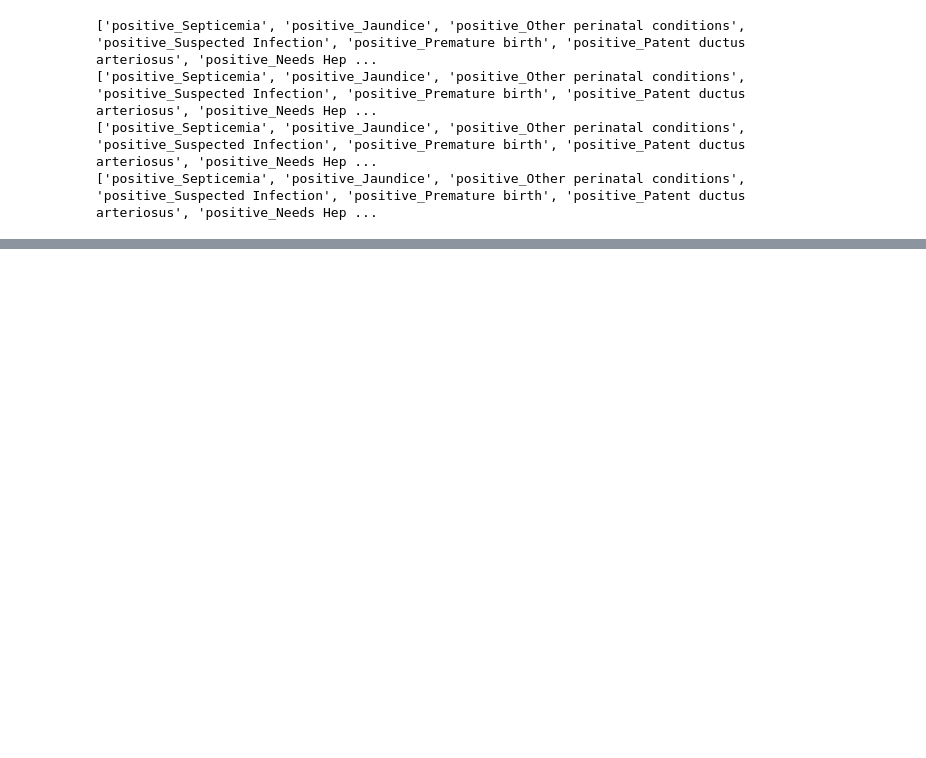
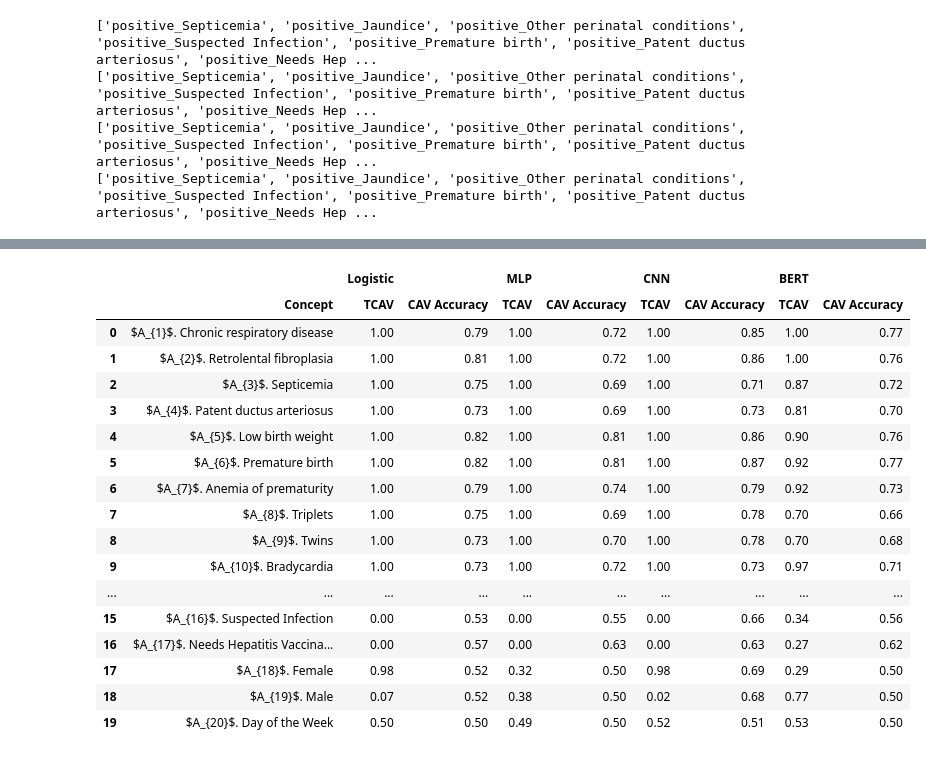
Before and after one commit to amoldwin/tcav-medical-nlp, a Jupyter notebook: plot_scripts/plot_TCAV.ipynb, the cells around one changed output, grey strips where cells are left out. Cells and saved outputs as stored; diff of their text form; code cells hidden in the pictures; blank space fills up the shorter version.

```diff
--- a/plot_scripts/plot_TCAV.ipynb
+++ b/plot_scripts/plot_TCAV.ipynb
@@ -84,4 +85,14 @@ order = ['Chronic respiratory disease',
                         'Day of the Week']
+# %%
+nicu_ordered_labels = ['Chronic respiratory disease', 'Retrolental fibroplasia', 'Septicemia', 'Patent ductus arteriosus',
+                       'Low birth weight', 'Premature birth', 'Anemia of prematurity', 'Triplets',
+                       'Twins', 'Bradycardia', 'Apnea', 'Respiratory Distress Syndrome', 'Jaundice',
+                       'Other perinatal conditions', 'Single Birth', 'Suspected Infection',  'Needs Hepatitis Vaccination',
+                     'Female', 'Male', 'Day of the Week']
+# %%
+nicu_ordered_labels=['$A_{'+str(i+1)+'}$. '+x for i,x in enumerate(nicu_ordered_labels)]
 # %%
 model_names=['Logistic','MLP','CNN','BERT']
-tcav_plot(model_names, NICU_targets, order,nicu_concept_names[:-7]+['Day of the Week'],metric='acc')
+pd.set_option('display.width', 100000)
+
+styled = tcav_plot(model_names, NICU_targets, order,nicu_concept_names[:-7]+['Day of the Week'],metric='acc', ordered_labels = nicu_ordered_labels)
@@ -106,0 +99,2 @@ tcav_plot(model_names, NICU_targets, order,nicu_concept_names[:-7]+['Day of the
+# %%
+pd.set_option('display.max_colwidth', 1000)
@@ -107,3 +113,26 @@ tcav_plot(model_names, NICU_targets, order,nicu_concept_names[:-7]+['Day of the
+# %%
+styled.set_properties(subset=[('','Concept')], **{'width': '210px'})
+styled.set_properties(  subset=styled.columns[1:], **{'width': '60px'}).set_properties(**{'text-align': 'left'})\
+.set_properties( [x for i,x in enumerate(styled.columns) if i%2==0],**{'border-right':'2px solid grey'})
+# %% [output]
+|  |  | Logistic |  | MLP |  | CNN |  | BERT |  |
+|  | Concept | TCAV | CAV Accuracy | TCAV | CAV Accuracy | TCAV | CAV Accuracy | TCAV | CAV Accuracy |
+| 0 | $A_{1}$. Chronic respiratory disease | 1.00 | 0.79 | 1.00 | 0.72 | 1.00 | 0.85 | 1.00 | 0.77 |
+| 1 | $A_{2}$. Retrolental fibroplasia | 1.00 | 0.81 | 1.00 | 0.72 | 1.00 | 0.86 | 1.00 | 0.76 |
+| 2 | $A_{3}$. Septicemia | 1.00 | 0.75 | 1.00 | 0.69 | 1.00 | 0.71 | 0.87 | 0.72 |
+| 3 | $A_{4}$. Patent ductus arteriosus | 1.00 | 0.73 | 1.00 | 0.69 | 1.00 | 0.73 | 0.81 | 0.70 |
+| 4 | $A_{5}$. Low birth weight | 1.00 | 0.82 | 1.00 | 0.81 | 1.00 | 0.86 | 0.90 | 0.76 |
+| 5 | $A_{6}$. Premature birth | 1.00 | 0.82 | 1.00 | 0.81 | 1.00 | 0.87 | 0.92 | 0.77 |
+| 6 | $A_{7}$. Anemia of prematurity | 1.00 | 0.79 | 1.00 | 0.74 | 1.00 | 0.79 | 0.92 | 0.73 |
+| 7 | $A_{8}$. Triplets | 1.00 | 0.75 | 1.00 | 0.69 | 1.00 | 0.78 | 0.70 | 0.66 |
+| 8 | $A_{9}$. Twins | 1.00 | 0.73 | 1.00 | 0.70 | 1.00 | 0.78 | 0.70 | 0.68 |
+| 9 | $A_{10}$. Bradycardia | 1.00 | 0.73 | 1.00 | 0.72 | 1.00 | 0.73 | 0.97 | 0.71 |
+| ... | ... | ... | ... | ... | ... | ... | ... | ... | ... |
+| 15 | $A_{16}$. Suspected Infection | 0.00 | 0.53 | 0.00 | 0.55 | 0.00 | 0.66 | 0.34 | 0.56 |
+| 16 | $A_{17}$. Needs Hepatitis Vaccina... | 0.00 | 0.57 | 0.00 | 0.63 | 0.00 | 0.63 | 0.27 | 0.62 |
+| 17 | $A_{18}$. Female | 0.98 | 0.52 | 0.32 | 0.50 | 0.98 | 0.69 | 0.29 | 0.50 |
+| 18 | $A_{19}$. Male | 0.07 | 0.52 | 0.38 | 0.50 | 0.02 | 0.68 | 0.77 | 0.50 |
+| 19 | $A_{20}$. Day of the Week | 0.50 | 0.50 | 0.49 | 0.50 | 0.52 | 0.51 | 0.53 | 0.50 |
 # %%
 metabolic_experiment_names = ['FINALLogisticCCS_halfsplit_0_best_steps_13.pt_500_pre_sum',
                          'CCS_MLP_TEXT__0_checkpoint-14877_500_pool',
```
Also changed, not shown: parts of 28 cells of this notebook, 1 other file.
